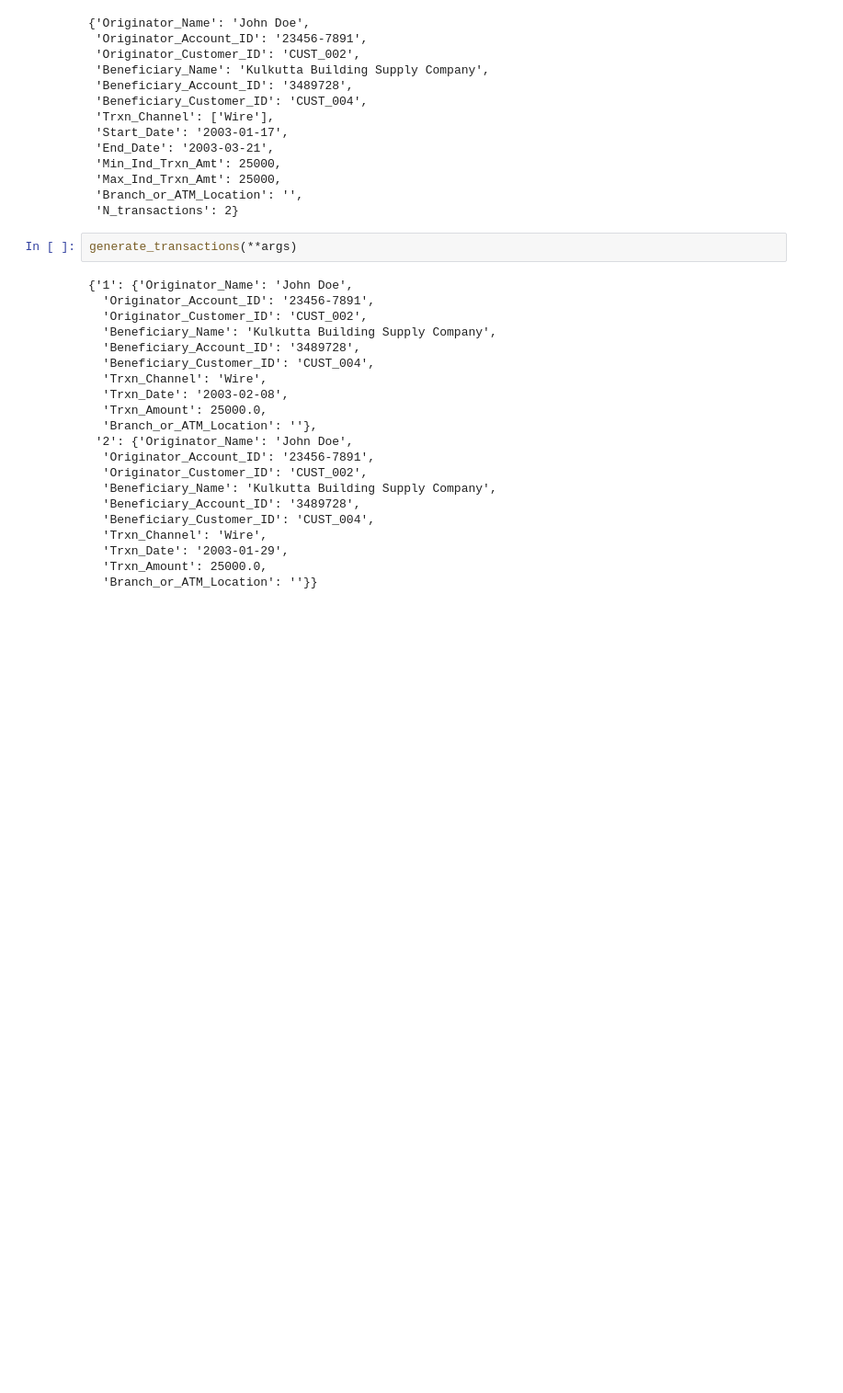
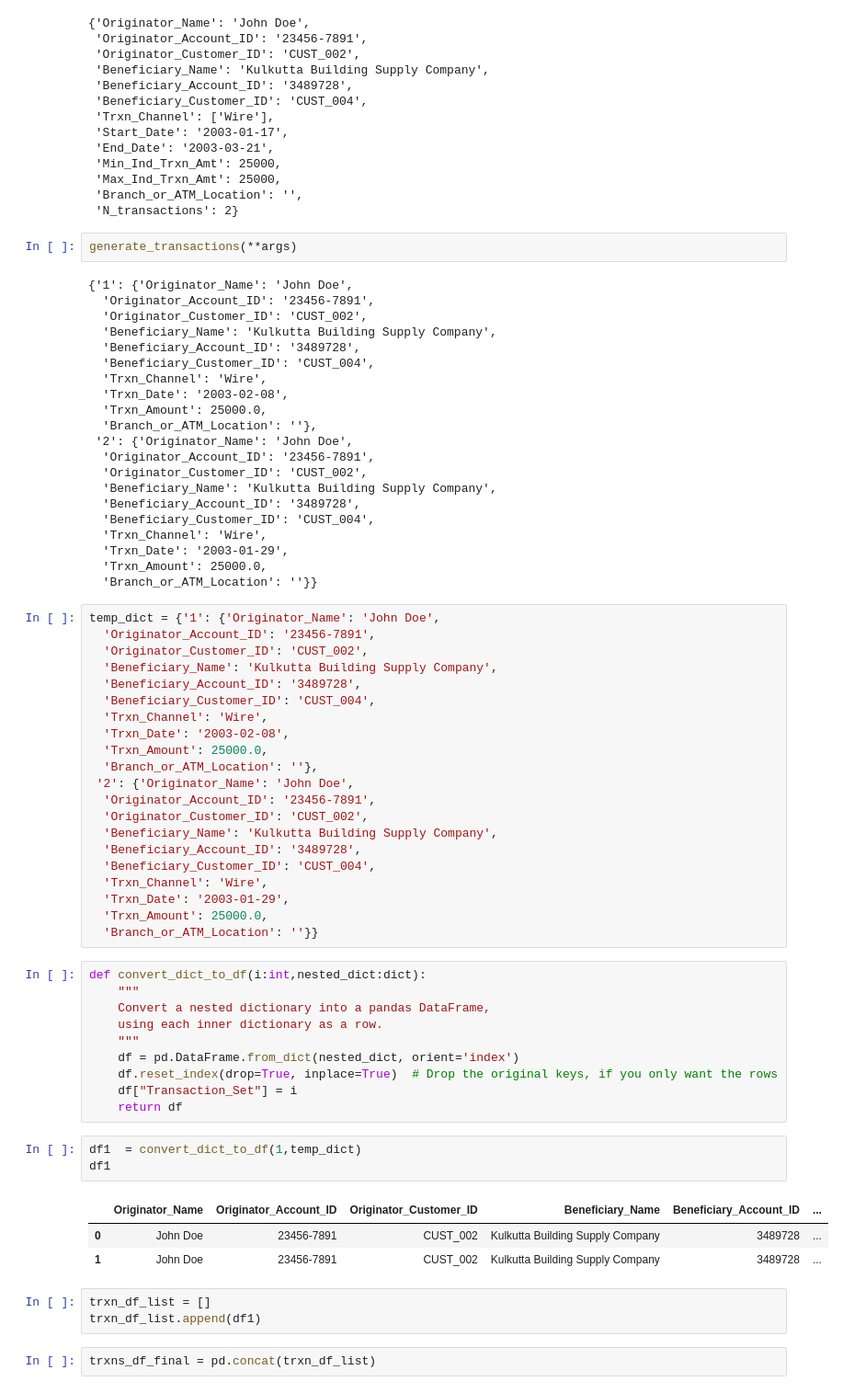
Before and after one commit to govindgnair23/SAR_to_Trxns, a Jupyter notebook: experiments/Sars_to_Trxns.ipynb, the cells around one changed output. Shown at 92% size. Cells and saved outputs as stored; diff of their text form; blank space fills up the shorter version.

```diff
--- a/experiments/Sars_to_Trxns.ipynb
+++ b/experiments/Sars_to_Trxns.ipynb
@@ -2507,3 +2549,46 @@ generate_transactions(**args)
   'Trxn_Date': '2003-01-29',
   'Trxn_Amount': 25000.0,
   'Branch_or_ATM_Location': ''}}
+# %%
+temp_dict = {'1': {'Originator_Name': 'John Doe',
+  'Originator_Account_ID': '23456-7891',
+  'Originator_Customer_ID': 'CUST_002',
+  'Beneficiary_Name': 'Kulkutta Building Supply Company',
+  'Beneficiary_Account_ID': '3489728',
+  'Beneficiary_Customer_ID': 'CUST_004',
+  'Trxn_Channel': 'Wire',
+  'Trxn_Date': '2003-02-08',
+  'Trxn_Amount': 25000.0,
+  'Branch_or_ATM_Location': ''},
+ '2': {'Originator_Name': 'John Doe',
+  'Originator_Account_ID': '23456-7891',
+  'Originator_Customer_ID': 'CUST_002',
+  'Beneficiary_Name': 'Kulkutta Building Supply Company',
+  'Beneficiary_Account_ID': '3489728',
+  'Beneficiary_Customer_ID': 'CUST_004',
+  'Trxn_Channel': 'Wire',
+  'Trxn_Date': '2003-01-29',
+  'Trxn_Amount': 25000.0,
+  'Branch_or_ATM_Location': ''}}
+# %%
+def convert_dict_to_df(i:int,nested_dict:dict):
+    """
+    Convert a nested dictionary into a pandas DataFrame,
+    using each inner dictionary as a row.
+    """
+    df = pd.DataFrame.from_dict(nested_dict, orient='index')
+    df.reset_index(drop=True, inplace=True)  # Drop the original keys, if you only want the rows
+    df["Transaction_Set"] = i
+    return df
+# %%
+df1  = convert_dict_to_df(1,temp_dict)
+df1
+# %% [output]
+|  | Originator_Name | Originator_Account_ID | Originator_Customer_ID | Beneficiary_Name | Beneficiary_Account_ID | ... |
+| 0 | John Doe | 23456-7891 | CUST_002 | Kulkutta Building Supply Company | 3489728 | ... |
+| 1 | John Doe | 23456-7891 | CUST_002 | Kulkutta Building Supply Company | 3489728 | ... |
+# %%
+trxn_df_list = []
+trxn_df_list.append(df1)
+# %%
+trxns_df_final = pd.concat(trxn_df_list)
```
Also changed, not shown: parts of 12 cells of this notebook, 2 other files.
